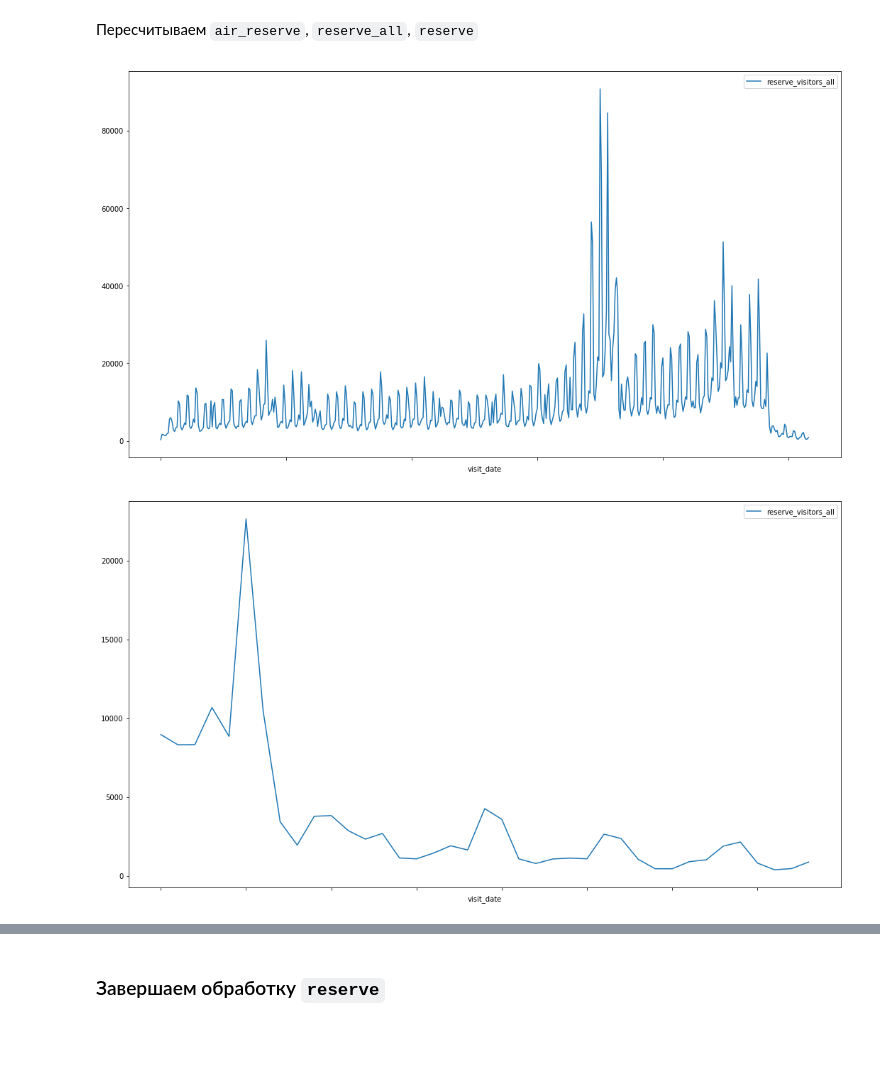
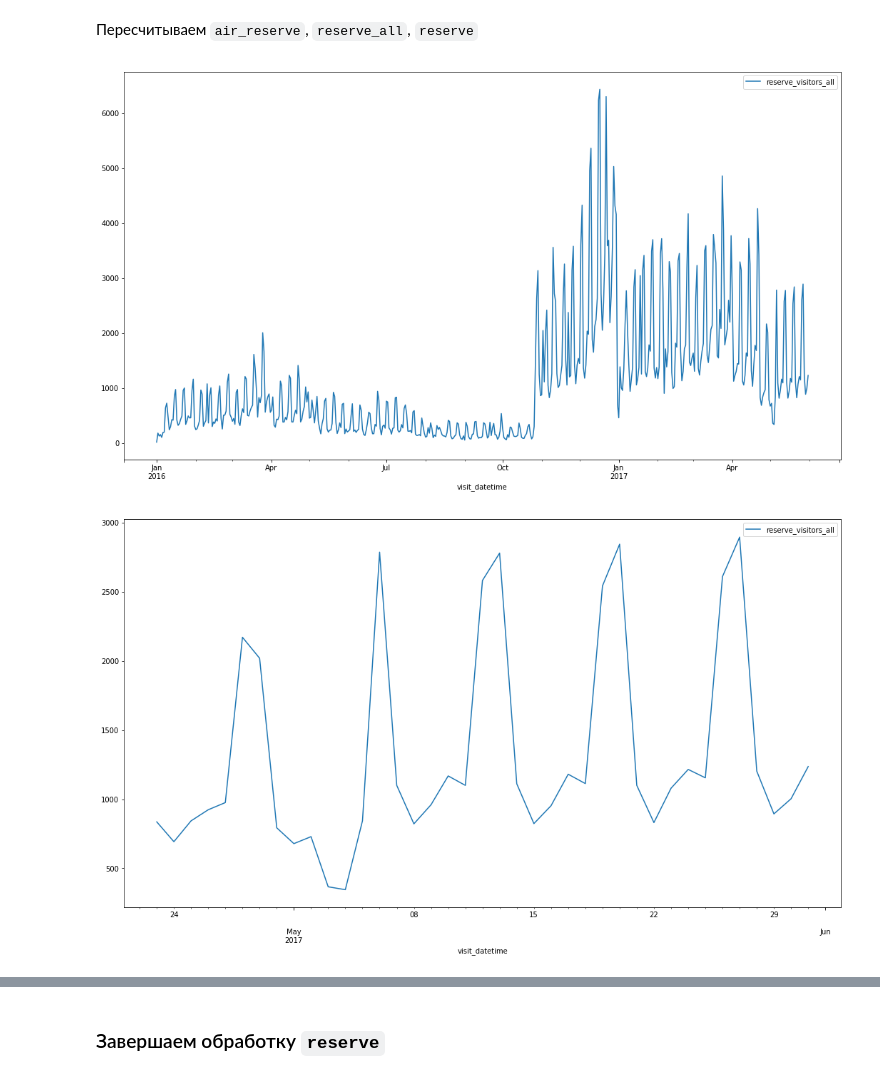
Before and after one commit to vlad-iakovlev/goose-restaurant, a Jupyter notebook: Reserve preparation.ipynb, the cells around one changed output, grey strips where cells are left out. Saved outputs shown, nothing was run; the diff lists cells and outputs as text; code cells hidden in the pictures; blank space fills up the shorter version.

```diff
--- a/Reserve preparation.ipynb
+++ b/Reserve preparation.ipynb
@@ -31,7 +31,8 @@ def catboost_save(X_train, X_test, y_train, y_test, cat_features, train_path, te
 # %%
 def build_reserve_all(air_reserve, hpg_reserve):
     columns = ['visit_datetime', 'reserve_visitors', 'city']
-    reserve_all = pd.concat([air_reserve[columns], hpg_reserve[columns]])
+#     reserve_all = pd.concat([air_reserve[columns], hpg_reserve[columns]])
+    reserve_all = air_reserve[columns].copy()
 
     reserve_all['visit_datetime'] = pd.to_datetime(reserve_all['visit_datetime'])
     reserve_all['visit_date']     = reserve_all['visit_datetime'].dt.strftime('%Y-%m-%d')
@@ -43,9 +44,11 @@ def build_reserve_all(air_reserve, hpg_reserve):
 
 
 def draw_reserve_all(reserve_all, date_range=pd.date_range('2016-01-01', '2017-05-31')):
+    reserve_all = reserve_all.copy()
+    reserve_all['visit_datetime'] = pd.to_datetime(reserve_all['visit_date'])
     reserve_all \
-        [pd.to_datetime(reserve_all['visit_date']).isin(date_range)] \
-        .groupby(['visit_date'])[['reserve_visitors_all']].sum() \
+        [reserve_all['visit_datetime'].isin(date_range)] \
+        .groupby(['visit_datetime'])[['reserve_visitors_all']].sum() \
         .plot(figsize=(18,10))
     pyplot.show()
 # %%
@@ -159,5 +166,5 @@ reserve_old.columns = columns_index + columns_both_data_old + columns_right_data
 
 reserve = pd.merge(reserve_new, reserve_old, how='left', on=columns_index)
 
-train  = reserve[reserve['visit_datetime'].isin(pd.date_range('2017-01-01', '2017-04-22'))].copy()
-result = reserve[reserve['visit_datetime'].isin(pd.date_range('2017-04-23', '2017-05-31'))].copy()
+data['train']  = reserve[reserve['visit_datetime'].isin(pd.date_range('2017-01-01', '2017-04-22'))].copy()
+data['result'] = reserve[reserve['visit_datetime'].isin(pd.date_range('2017-04-23', '2017-05-31'))].copy()
@@ -239,21 +230,23 @@ model.load_model(model_path)
 # %% [output]
 <catboost.core.CatBoostRegressor at 0x...>
 # %%
-catboost_save_dataset(result[columns], [0] * len(result), result_path)
+catboost_save_dataset(data['result'][columns], [0] * len(data['result']), result_path)
 result_pool = catboost.Pool(result_path, column_description=columns_path)
 result_preds = model.predict(result_pool)
-result['reserve_visitors'] = np.clip(np.expm1(result_preds), a_min=0, a_max=10000)
+data['result']['reserve_visitors'] = np.clip(np.expm1(result_preds), a_min=0, a_max=10000)
 # %% [markdown]
 Пересчитываем `air_reserve`, `reserve_all`, `reserve`
 # %%
-reserve_2016 = data['reserve'][data['reserve']['visit_datetime'].isin(pd.date_range('2016-01-01', '2016-12-31'))]
+reserve_good = data['reserve'][data['reserve']['visit_datetime'].isin(pd.date_range('2016-01-01', '2017-04-22'))]
 
-data['air_reserve'] = pd.concat([conv_reserve_to_air(reserve_2016), conv_reserve_to_air(train), conv_reserve_to_air(result)])
+data['air_reserve'] = pd.concat([conv_reserve_to_air(reserve_good), conv_reserve_to_air(data['result'])])
 data['reserve_all'] = build_reserve_all(data['air_reserve'], data['hpg_reserve'])
 data['reserve']     = build_reserve(data['air_reserve'], data['stores_dates'], data['reserve_all'])
 # %%
 draw_reserve_all(data['reserve_all'])
 draw_reserve_all(data['reserve_all'], pd.date_range('2017-04-23', '2017-05-31'))
+draw_reserve_all(data['reserve_all'], pd.date_range('2016-01-01', '2016-05-31'))
+draw_reserve_all(data['reserve_all'], pd.date_range('2017-01-01', '2017-05-31'))
 # %% [output]
-[figure, old version]
+[figure, new version]
-[figure, old version]
+[figure, new version]
```
Also changed, not shown: parts of 10 cells of this notebook, 1 other file.
